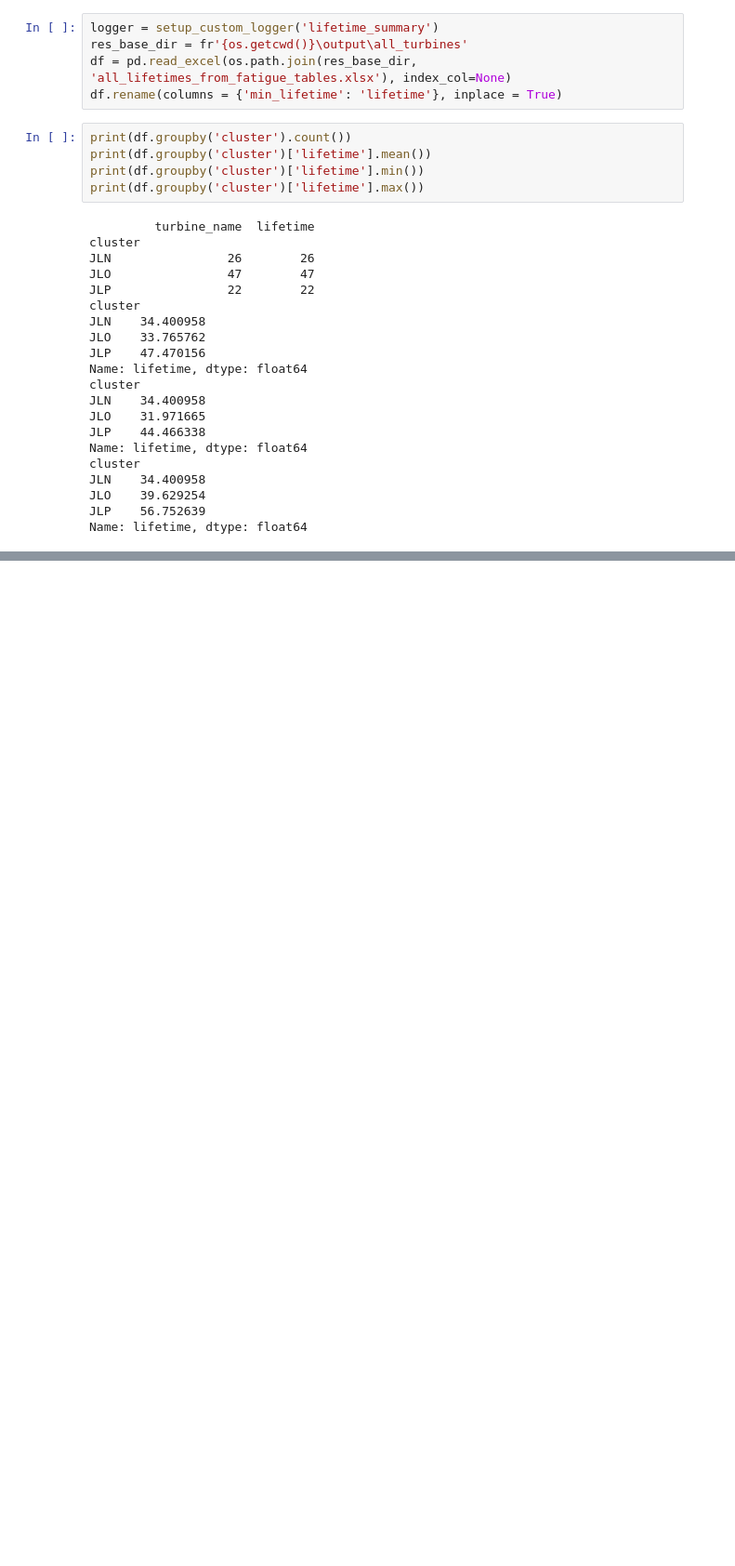
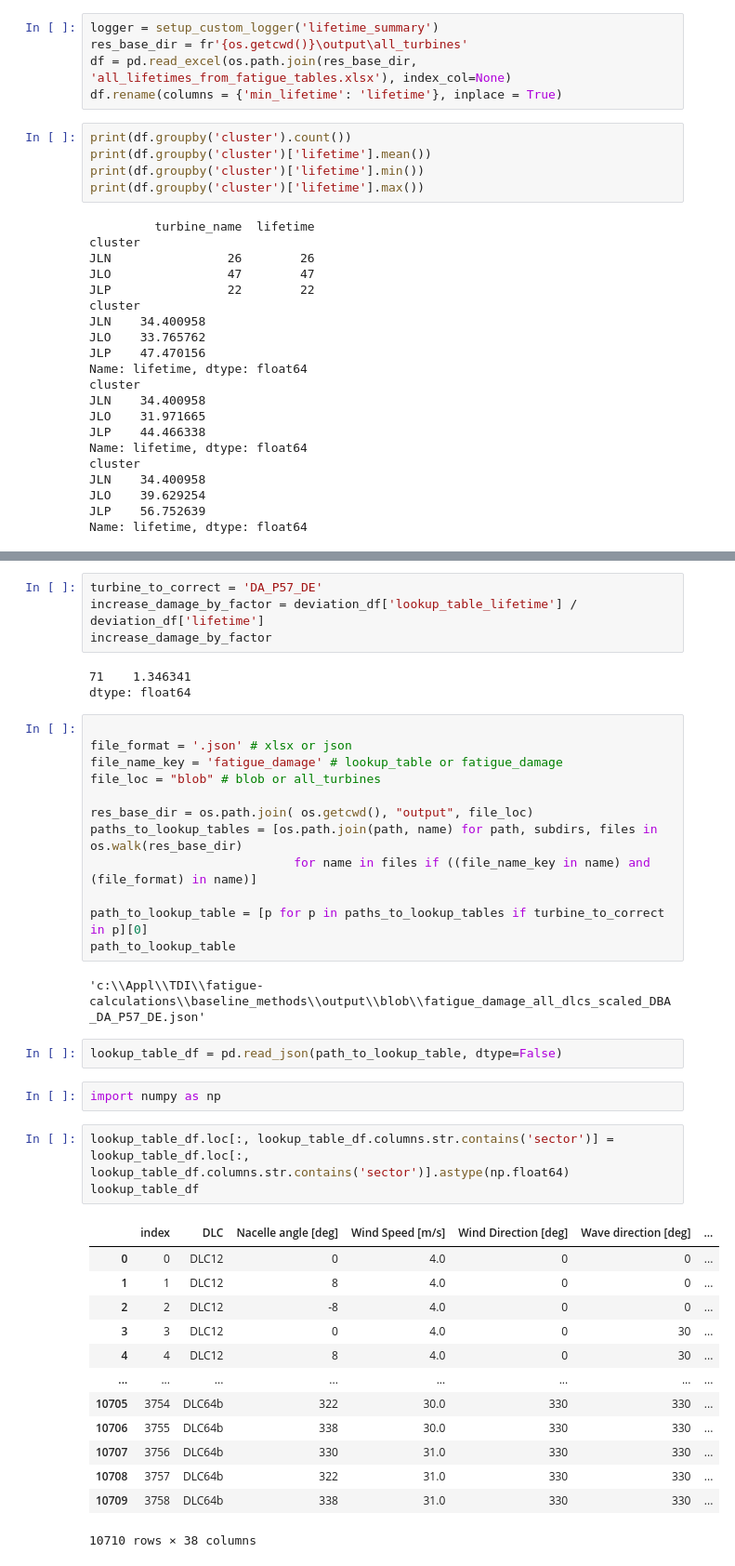
Before and after one commit to equinor/fatigue-calculations, a Jupyter notebook: baseline_methods/DBA_lifetime_summary.ipynb, the cells around one changed output, grey strips where cells are left out. Shown at 93% size. Cells and saved outputs as stored; diff of their text form; blank space fills up the shorter version.

```diff
--- a/baseline_methods/DBA_lifetime_summary.ipynb
+++ b/baseline_methods/DBA_lifetime_summary.ipynb
@@ -91,0 +137,42 @@ f3.show()
+# %%
+turbine_to_correct = 'DA_P57_DE'
+increase_damage_by_factor = deviation_df['lookup_table_lifetime'] / deviation_df['lifetime']
+increase_damage_by_factor
+# %% [output]
+71    1.346341
+dtype: float64
+# %%
+
+file_format = '.json' # xlsx or json
+file_name_key = 'fatigue_damage' # lookup_table or fatigue_damage
+file_loc = "blob" # blob or all_turbines
+
+res_base_dir = os.path.join( os.getcwd(), "output", file_loc)
+paths_to_lookup_tables = [os.path.join(path, name) for path, subdirs, files in os.walk(res_base_dir)
+                            for name in files if ((file_name_key in name) and (file_format) in name)]
+
+path_to_lookup_table = [p for p in paths_to_lookup_tables if turbine_to_correct in p][0]
+path_to_lookup_table
+# %% [output]
+'c:\\Appl\\TDI\\fatigue-calculations\\baseline_methods\\output\\blob\\fatigue_damage_all_dlcs_scaled_DBA_DA_P57_DE.json'
+# %%
+lookup_table_df = pd.read_json(path_to_lookup_table, dtype=False)
+# %%
+import numpy as np
+# %%
+lookup_table_df.loc[:, lookup_table_df.columns.str.contains('sector')] = lookup_table_df.loc[:, lookup_table_df.columns.str.contains('sector')].astype(np.float64)
+lookup_table_df
+# %% [output]
+|  | index | DLC | Nacelle angle [deg] | Wind Speed [m/s] | Wind Direction [deg] | Wave direction [deg] | ... |
+| 0 | 0 | DLC12 | 0 | 4.0 | 0 | 0 | ... |
+| 1 | 1 | DLC12 | 8 | 4.0 | 0 | 0 | ... |
+| 2 | 2 | DLC12 | -8 | 4.0 | 0 | 0 | ... |
+| 3 | 3 | DLC12 | 0 | 4.0 | 0 | 30 | ... |
+| 4 | 4 | DLC12 | 8 | 4.0 | 0 | 30 | ... |
+| ... | ... | ... | ... | ... | ... | ... | ... |
+| 10705 | 3754 | DLC64b | 322 | 30.0 | 330 | 330 | ... |
+| 10706 | 3755 | DLC64b | 338 | 30.0 | 330 | 330 | ... |
+| 10707 | 3756 | DLC64b | 330 | 31.0 | 330 | 330 | ... |
+| 10708 | 3757 | DLC64b | 322 | 31.0 | 330 | 330 | ... |
+| 10709 | 3758 | DLC64b | 338 | 31.0 | 330 | 330 | ... |
+10710 rows × 38 columns
```
Also changed, not shown: parts of 10 cells of this notebook.
